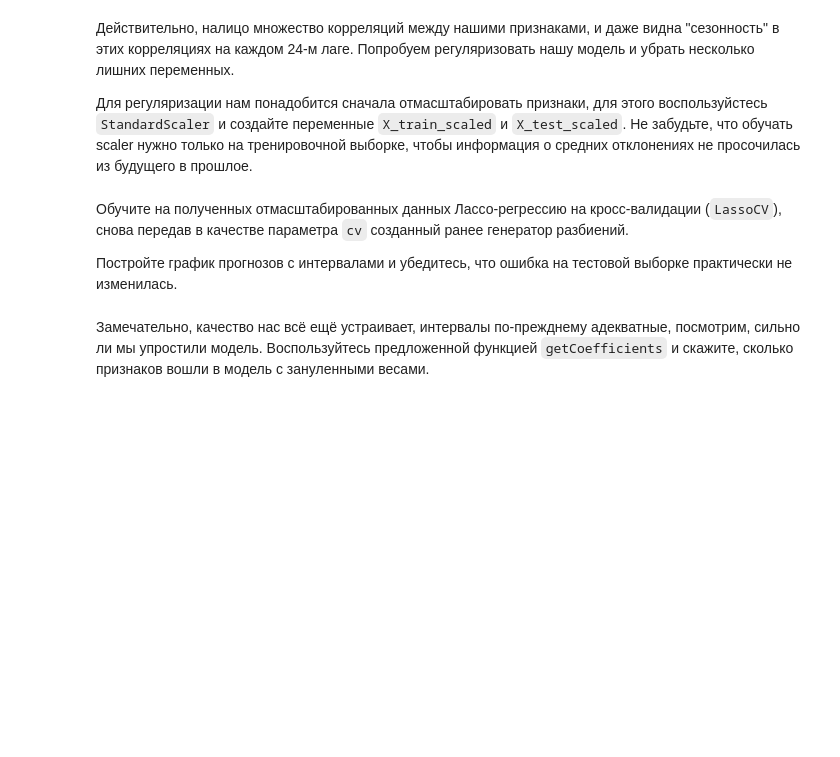
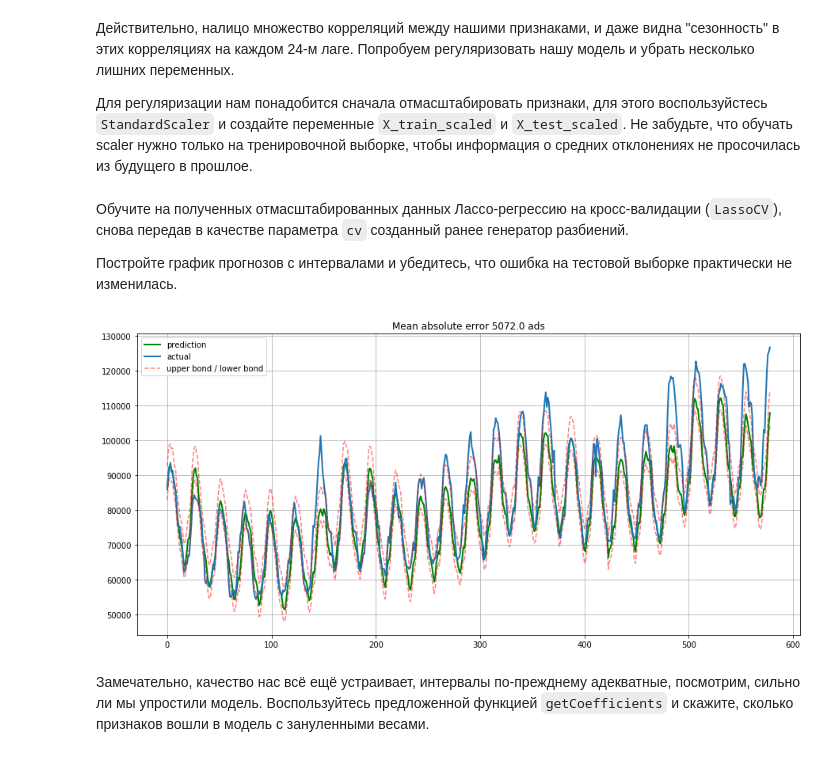
Before and after one commit to x-raizor/mlcourse_open, a Jupyter notebook: jupyter_notebooks/topic09_time_series/session2_hw9_time_series-ashapiro.ipynb, the cells around one changed output. Drawn from its saved outputs; the diff is of its cells as text; code cells hidden in the pictures; blank space fills up the shorter version.

```diff
--- a/jupyter_notebooks/topic09_time_series/session2_hw9_time_series-ashapiro.ipynb
+++ b/jupyter_notebooks/topic09_time_series/session2_hw9_time_series-ashapiro.ipynb
@@ -133,15 +161,14 @@ def plotModelResults(model, X_train, X_test, plot_intervals=False):
 
     if plot_intervals:
         # Ваш код здесь
-        # cv_mean =
+        # https://en.wikipedia.org/wiki/Prediction_interval#Known_mean.2C_known_variance
+        cv_mean = -np.mean(cv_score)
+        scale = 1.96
+        lower = prediction - (cv_mean - scale * np.std(cv_score))
+        upper = prediction + (cv_mean + scale * np.std(cv_score))
 
-        # scale = 1.96
-        # lower =
-        # upper =
-
-        # plt.plot(lower, "r--", label="upper bond / lower bond", alpha=0.5)
-        # plt.plot(upper, "r--", alpha=0.5)
-        pass
+        plt.plot(lower, "r--", label="upper bond / lower bond", alpha=0.5)
+        plt.plot(upper, "r--", alpha=0.5)
 
     plt.title("Mean absolute error {} ads".format(round(mean_absolute_error(prediction, y_test))))
     plt.legend(loc="best")
@@ -159,14 +190,22 @@ plt.figure(figsize=(10, 10))
 Для регуляризации нам понадобится сначала отмасштабировать признаки, для этого воспользуйстесь `StandardScaler` и создайте переменные `X_train_scaled` и `X_test_scaled`. Не забудьте, что обучать scaler нужно только на тренировочной выборке, чтобы информация о средних отклонениях не просочилась из будущего в прошлое.
 # %%
 # Ваш код здесь
-# scaler =
+scaler = StandardScaler()
+scaler.fit(X_train)
+X_train_scaled = scaler.transform(X_train)
+X_test_scaled = scaler.transform(X_test)
 # %% [markdown]
 Обучите на полученных отмасштабированных данных Лассо-регрессию на кросс-валидации (`LassoCV`), снова передав в качестве параметра `cv` созданный ранее генератор разбиений.
 
 Постройте график прогнозов с интервалами и убедитесь, что ошибка на тестовой выборке практически не изменилась.
 # %%
 # Ваш код здесь
-# lasso =
+lasso = LassoCV(n_jobs=-1, cv=tscv)
+lasso.fit(X_train_scaled, y_train);
+# %%
+plotModelResults(lasso, X_train_scaled, X_test_scaled, plot_intervals=True)
+# %% [output]
+[figure, added]
 # %% [markdown]
 Замечательно, качество нас всё ещё устраивает, интервалы по-прежднему адекватные, посмотрим, сильно ли мы упростили модель. Воспользуйтесь предложенной функцией `getCoefficients` и скажите, сколько признаков вошли в модель с зануленными весами.
 # %%
```
Also changed, not shown: parts of 18 cells of this notebook.
